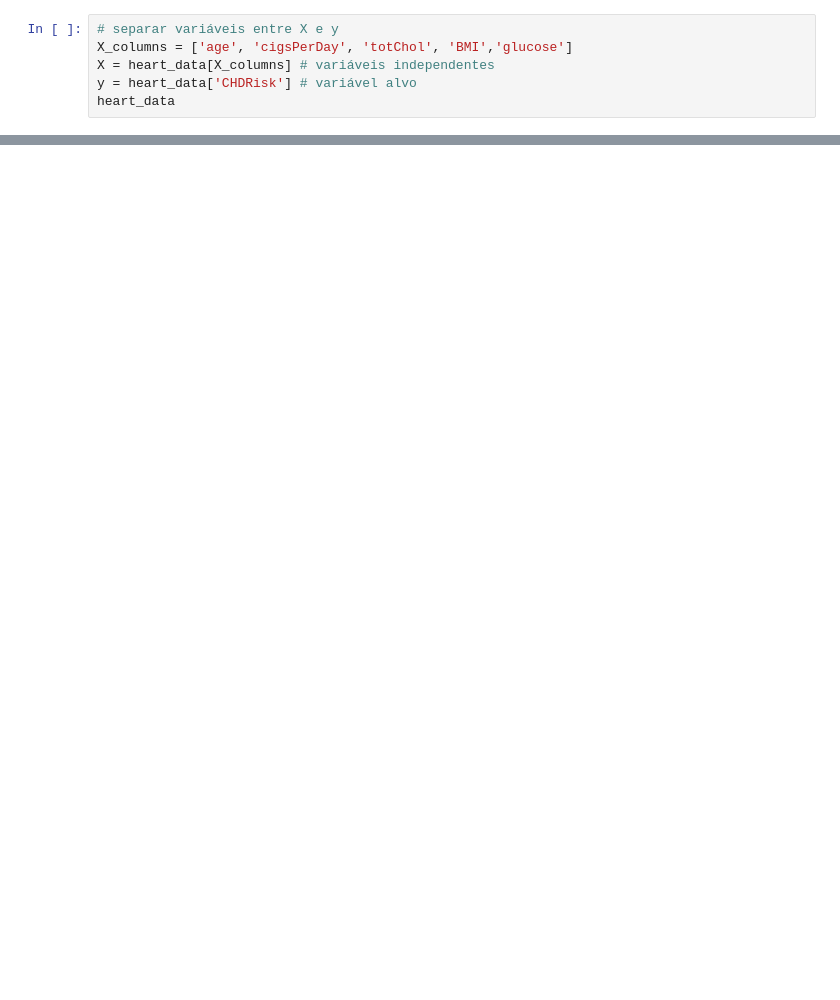
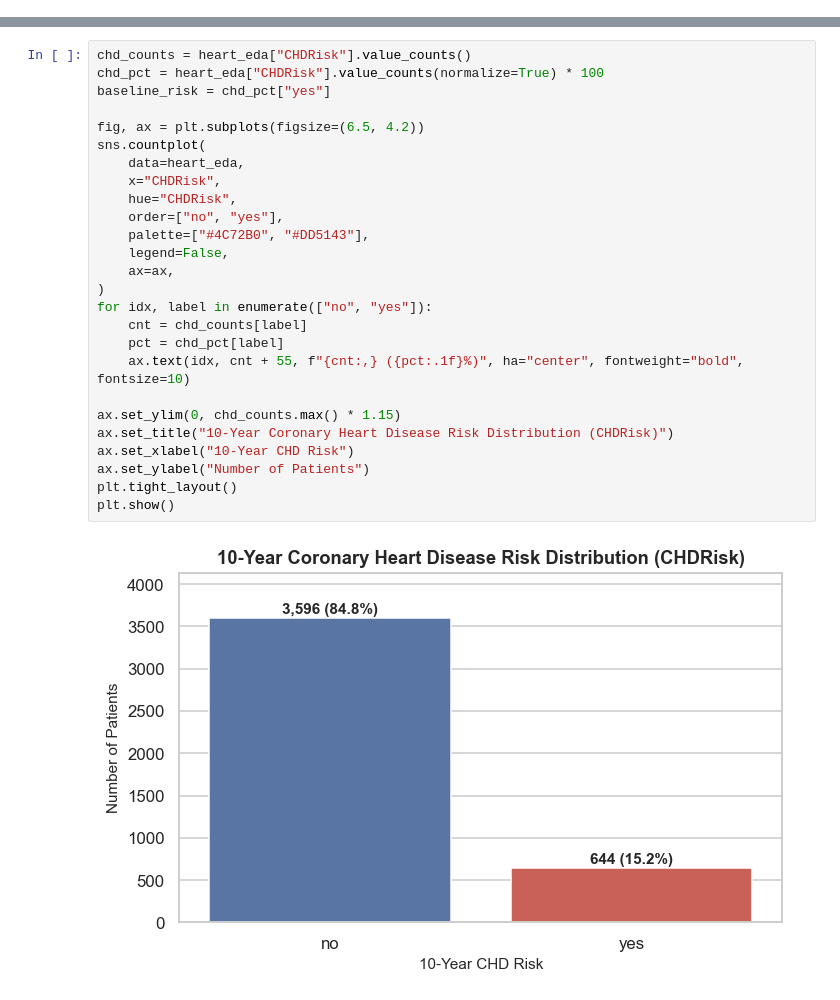
Before and after one commit to Arturvpf/heart-disease-risk-analysis, a Jupyter notebook: heart-disease-risk-analysis.ipynb, the cells around one changed output, grey strips where cells are left out. Saved outputs shown, nothing was run; the diff lists cells and outputs as text; blank space fills up the shorter version.

```diff
--- a/heart-disease-risk-analysis.ipynb
+++ b/heart-disease-risk-analysis.ipynb
@@ -341,6 +0,0 @@ Text(0, 0.5, 'Porcentagem de Pessoas com CHDRisk')
-# %%
-# separar variáveis entre X e y
-X_columns = ['age', 'cigsPerDay', 'totChol', 'BMI','glucose']
-X = heart_data[X_columns] # variáveis independentes
-y = heart_data['CHDRisk'] # variável alvo
-heart_data
@@ -400,0 +278,28 @@ disp.plot();
+# %%
+chd_counts = heart_eda["CHDRisk"].value_counts()
+chd_pct = heart_eda["CHDRisk"].value_counts(normalize=True) * 100
+baseline_risk = chd_pct["yes"]
+
+fig, ax = plt.subplots(figsize=(6.5, 4.2))
+sns.countplot(
+    data=heart_eda,
+    x="CHDRisk",
+    hue="CHDRisk",
+    order=["no", "yes"],
+    palette=["#4C72B0", "#DD5143"],
+    legend=False,
+    ax=ax,
+)
+for idx, label in enumerate(["no", "yes"]):
+    cnt = chd_counts[label]
+    pct = chd_pct[label]
+    ax.text(idx, cnt + 55, f"{cnt:,} ({pct:.1f}%)", ha="center", fontweight="bold", fontsize=10)
+
+ax.set_ylim(0, chd_counts.max() * 1.15)
+ax.set_title("10-Year Coronary Heart Disease Risk Distribution (CHDRisk)")
+ax.set_xlabel("10-Year CHD Risk")
+ax.set_ylabel("Number of Patients")
+plt.tight_layout()
+plt.show()
+# %% [output]
+[figure, added]
```
Also changed, not shown: parts of 63 cells of this notebook, 4 other files.
